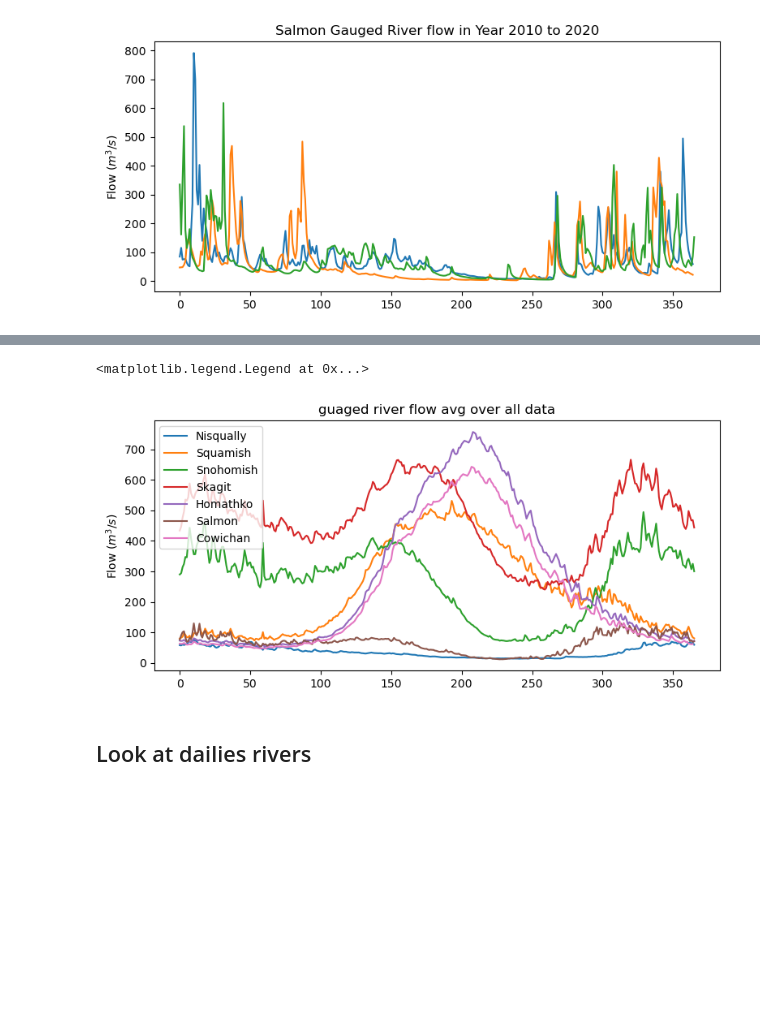
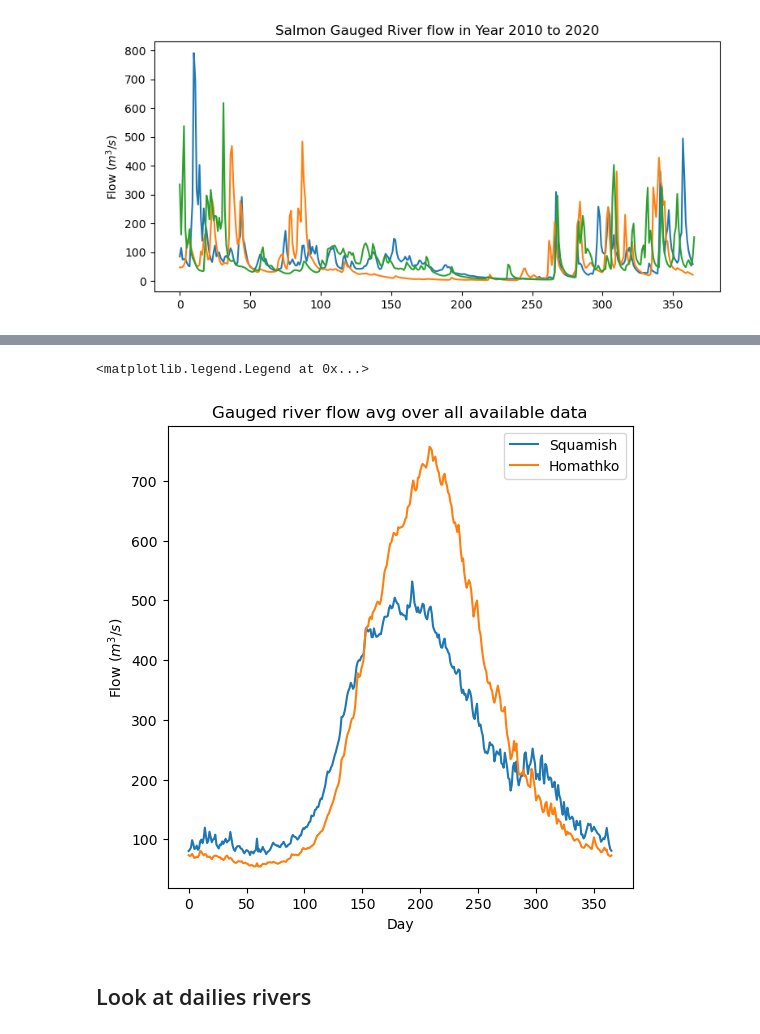
Before and after one commit to SalishSeaCast/analysis-cassidy, a Jupyter notebook: notebooks/compare_daily_river/compare_river_flows.ipynb, the cells around one changed output, grey strips where cells are left out. Cells and saved outputs as stored; diff of their text form; code cells hidden in the pictures; blank space fills up the shorter version.

```diff
--- a/notebooks/compare_daily_river/compare_river_flows.ipynb
+++ b/notebooks/compare_daily_river/compare_river_flows.ipynb
@@ -298,21 +488,31 @@ Text(0.5, 1.0, 'Salmon Gauged River flow in Year 2010 to 2020')
 # %%
-fig, ax = plt.subplots(1, 1, figsize=(9, 4))
+fig, ax = plt.subplots(1, 1, figsize=(6, 6))
 
-ax.plot(range(len(Nisqually_avg['DISCHARGE'])), Nisqually_avg['DISCHARGE'], label='Nisqually')
+# rainfall
+# ax.plot(range(len(Nisqually_avg['DISCHARGE'])), Nisqually_avg['DISCHARGE'], label='Nisqually')
+# ax.plot(range(len(Cowichan_avg['DISCHARGE'])), Cowichan_avg['DISCHARGE'], label='Cowichan')
+
+# mixed
+# ax.plot(range(len(Snohomish_avg['DISCHARGE'])), Snohomish_avg['DISCHARGE'], label='Snohomish')
+# ax.plot(range(len(Skagit_avg['DISCHARGE'])), Skagit_avg['DISCHARGE'], label='Skagit')
+# ax.plot(range(len(Salmon_avg['DISCHARGE'])), Salmon_avg['DISCHARGE'], label='Salmon')
+# ax.plot(range(len(Elwha_avg['DISCHARGE'])), Elwha_avg['DISCHARGE'], label='Elwha')
+# ax.plot(range(len(Nooksack_avg['DISCHARGE'])), Nooksack_avg['DISCHARGE'], label='Nooksack')
+
+# glacial
 ax.plot(range(len(Squamish_avg['DISCHARGE'])), Squamish_avg['DISCHARGE'], label='Squamish')
-ax.plot(range(len(Snohomish_avg['DISCHARGE'])), Snohomish_avg['DISCHARGE'], label='Snohomish')
-ax.plot(range(len(Skagit_avg['DISCHARGE'])), Skagit_avg['DISCHARGE'], label='Skagit')
 ax.plot(range(len(Homathko_avg['DISCHARGE'])), Homathko_avg['DISCHARGE'], label='Homathko')
-ax.plot(range(len(Salmon_avg['DISCHARGE'])), Salmon_avg['DISCHARGE'], label='Salmon')
-ax.plot(range(len(Cowichan_avg['DISCHARGE'])), Cowichan_avg['DISCHARGE'], label='Cowichan')
+# ax.plot(range(len(Fraser_avg['DISCHARGE'])), Fraser_avg['DISCHARGE'], label='Fraser')
+
 
 ax.set_ylabel(r'Flow ($m^3/s$)')
-ax.set_title('guaged river flow avg over all data')
+ax.set_xlabel('Day')
+ax.set_title('Gauged river flow avg over all available data')
 
 plt.legend()
 # %% [output]
 <matplotlib.legend.Legend at 0x...>
-[figure, old version]
+[figure, new version]
 # %% [markdown]
 ## Look at dailies rivers
 # %%
```
Also changed, not shown: parts of 32 cells of this notebook.
